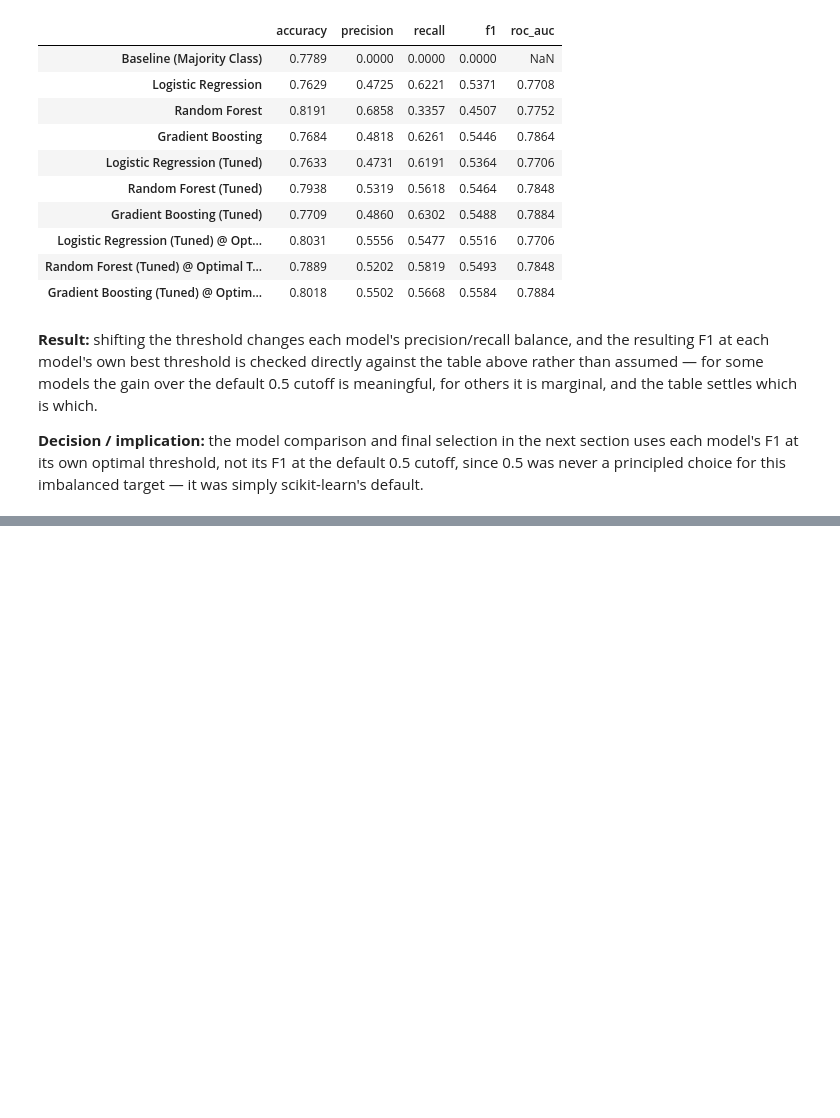
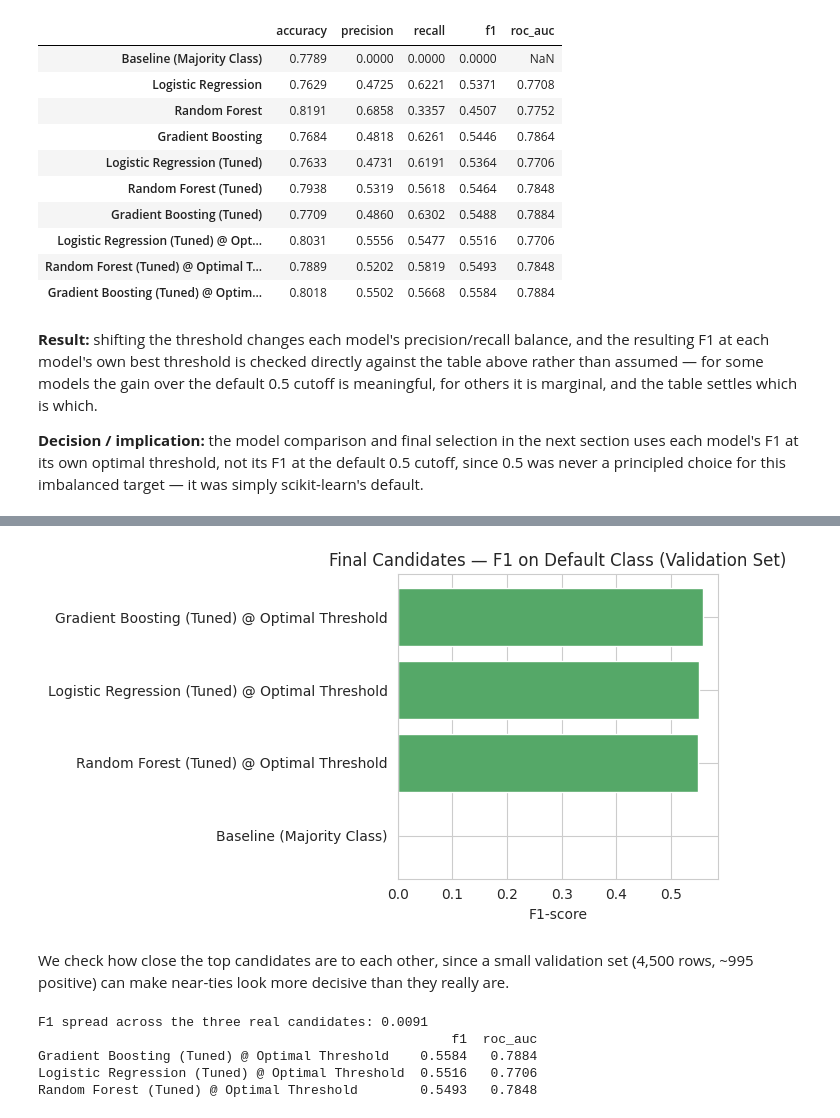
Before and after one commit to arielsharonferdinandus/Credit-Card-Clients-Risk-Prediction, a Jupyter notebook: Main.ipynb, the cells around one changed output, grey strips where cells are left out. Cells and saved outputs as stored; diff of their text form; code cells hidden in the pictures; blank space fills up the shorter version.

Commit message:
Update Model Comparison & Final Selection

```diff
--- a/Main.ipynb
+++ b/Main.ipynb
@@ -2143,0 +2155,9 @@ never a principled choice for this imbalanced target — it was simply scikit-le
+# %%
+final_candidates = [
+    "Baseline (Majority Class)",
+    "Logistic Regression (Tuned) @ Optimal Threshold",
+    "Random Forest (Tuned) @ Optimal Threshold",
+    "Gradient Boosting (Tuned) @ Optimal Threshold",
+]
+final_comparison = pd.DataFrame(model_results).T.loc[final_candidates].round(4)
+final_comparison.sort_values("f1", ascending=False)
@@ -2143,0 +2170,24 @@ never a principled choice for this imbalanced target — it was simply scikit-le
+# %%
+fig, ax = plt.subplots(figsize=(7, 4))
+f1_values = final_comparison["f1"].sort_values()
+ax.barh(f1_values.index, f1_values.values, color="#55A868")
+ax.set_title("Final Candidates — F1 on Default Class (Validation Set)")
+ax.set_xlabel("F1-score")
+plt.tight_layout()
+plt.show()
+# %% [output]
+[figure, added]
+# %% [markdown]
+We check how close the top candidates are to each other, since a small validation set
+(4,500 rows, ~995 positive) can make near-ties look more decisive than they really are.
+# %%
+real_candidates = final_comparison.drop(index="Baseline (Majority Class)")
+f1_spread = real_candidates["f1"].max() - real_candidates["f1"].min()
+print(f"F1 spread across the three real candidates: {f1_spread:.4f}")
+print(real_candidates[["f1", "roc_auc"]].sort_values("f1", ascending=False))
+# %% [output]
+F1 spread across the three real candidates: 0.0091
+                                                     f1  roc_auc
+Gradient Boosting (Tuned) @ Optimal Threshold    0.5584   0.7884
+Logistic Regression (Tuned) @ Optimal Threshold  0.5516   0.7706
+Random Forest (Tuned) @ Optimal Threshold        0.5493   0.7848
```
Also changed, not shown: parts of 8 cells of this notebook.
